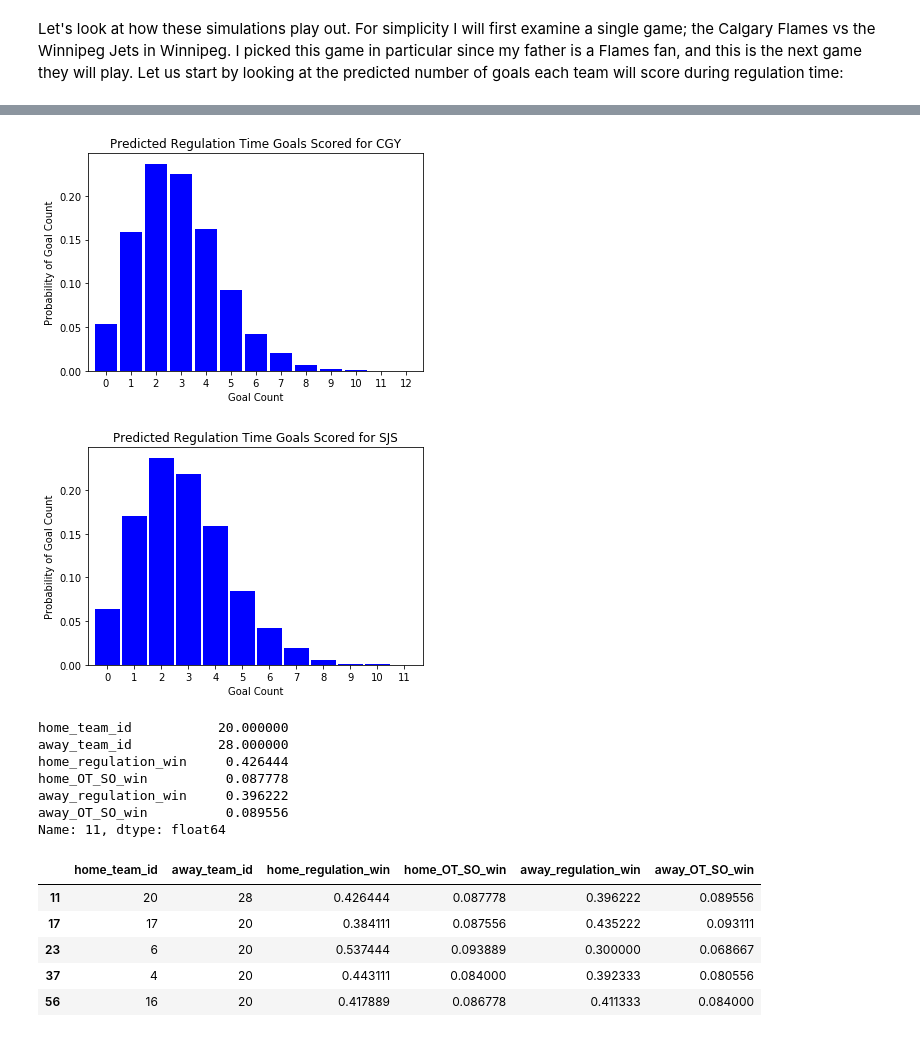
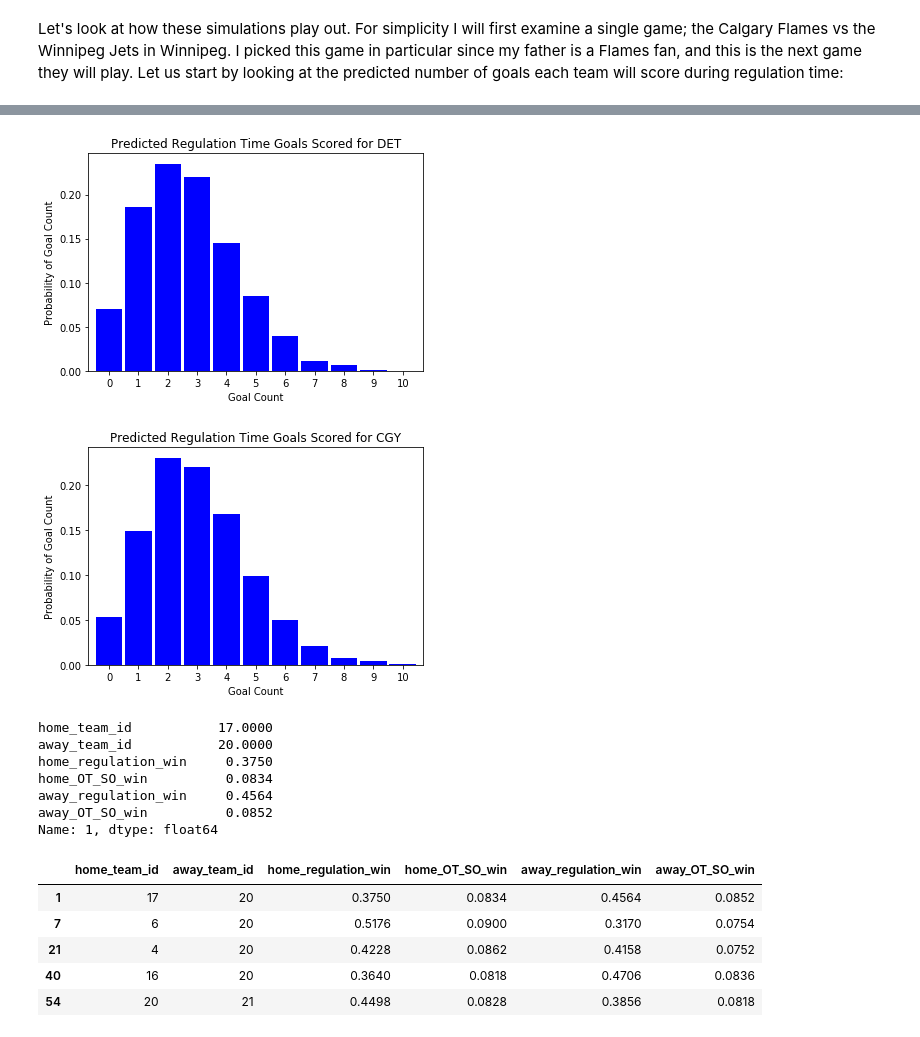
Before and after one commit to evjrob/bayes-bet, a Jupyter notebook: notebooks/Modeling the NHL.ipynb, the cells around one changed output, grey strips where cells are left out. Saved outputs shown, nothing was run; the diff lists cells and outputs as text; code cells hidden in the pictures.

```diff
--- a/notebooks/Modeling the NHL.ipynb
+++ b/notebooks/Modeling the NHL.ipynb
@@ -31,15 +33,14 @@ DATABASE_PASSWD = os.getenv('DATABASE_PASSWD')
 engine = create_engine('postgresql+psycopg2://'+DATABASE_USER+':'+DATABASE_PASSWD+'@localhost/bayes_bet')
 connection = engine.connect()
 
-statement = "SELECT * FROM model_input_data;"
+today = dt.date.today()
+start_date = (today - dt.timedelta(days=365)).strftime('%Y-%m-%d')
+end_date = (today + dt.timedelta(days=7)).strftime('%Y-%m-%d')
 
+statement = "SELECT * FROM model_input_data WHERE game_date >= '" + start_date + "';"
 completed_games =  pd.read_sql(statement, connection)
 
-today = dt.date.today()
-end_date = (today + dt.timedelta(days=7)).strftime('%Y-%m-%d')
-
 statement = "SELECT * FROM model_prediction_data WHERE game_date <= '" + end_date + "';"
-
 scheduled_games =  pd.read_sql(statement, connection)
 
 connection.close()
@@ -125,7 +126,7 @@ with pm.Model() as model:
     tie_breaker = pm.Bernoulli('tie_breaker', p=bernoulli_p_fn, observed=observed_home_winner)
 # %%
 with model:
-    trace = pm.sample(3000, tune=2000, cores=3)
+    trace = pm.sample(10000, tune=2000, cores=3)
     pm.traceplot(trace)
 # %% [output]
 Auto-assigning NUTS sampler...
@@ -224,7 +277,7 @@ home_team.set_value(scheduled_games.i_home.values)
 away_team.set_value(scheduled_games.i_away.values)
 # %%
 with model:
-    post_pred = pm.sample_ppc(trace)
+    post_pred = pm.sample_posterior_predictive(trace, samples=5000)
 # %% [markdown]
 We can make sure that the shape of all our posterior predictions looks reasonable. There are 214 games being predicted on, and for our posterior predictions there are 2000 samples for each game, times 214 games.
 # %%
@@ -262,27 +399,27 @@ scheduled_games.head(60)
 # %%
 import matplotlib.pyplot as plt
 
 def plot_posterior_goal_count(posterior_goals, team_name):
     fig = plt.figure()
     ax = fig.add_subplot()
 
     vc = pd.Series(posterior_goals).value_counts().sort_index()
     vc /= float(vc.sum())
     ax = vc.plot(kind='bar', width=0.9, color='b')
 
     ax.set_ylabel('Probability of Goal Count')
     ax.set_xlabel('Goal Count')
     ax.set_title('Predicted Regulation Time Goals Scored for {}'.format(team_name))
 
     fig = ax.get_figure()
     plt.xticks(rotation=0)
     plt.show()
 
-plot_posterior_goal_count(post_pred['home_goals'][:,11], 'CGY')
-plot_posterior_goal_count(post_pred['away_goals'][:,11], 'SJS')
+plot_posterior_goal_count(post_pred['home_goals'][:,1], 'DET')
+plot_posterior_goal_count(post_pred['away_goals'][:,1], 'CGY')
 # %% [output]
-[figure, old version]
+[figure, new version]
-[figure, old version]
+[figure, new version]
 # %%
 # Determine all the games in which the home and away teams win, lose,
 # or tie in regulation time
@@ -300,15 +437,15 @@ scheduled_game_probs['home_OT_SO_win'] = (regulation_tie & home_won_tie_breaker)
 scheduled_game_probs['away_regulation_win'] = away_won_regulation.mean(axis=0)
 scheduled_game_probs['away_OT_SO_win'] = (regulation_tie & away_won_tie_breaker).mean(axis=0)
 
-scheduled_game_probs.loc[11, :]
+scheduled_game_probs.loc[1, :]
 # %% [output]
-home_team_id           20.000000
-away_team_id           28.000000
-home_regulation_win     0.426444
-home_OT_SO_win          0.087778
-away_regulation_win     0.396222
-away_OT_SO_win          0.089556
-Name: 11, dtype: float64
+home_team_id           17.0000
+away_team_id           20.0000
+home_regulation_win     0.3750
+home_OT_SO_win          0.0834
+away_regulation_win     0.4564
+away_OT_SO_win          0.0852
+Name: 1, dtype: float64
 # %%
 flames_home = scheduled_game_probs['home_team_id'] == 20
 flames_away = scheduled_game_probs['away_team_id'] == 20
@@ -316,8 +453,8 @@ flames_away = scheduled_game_probs['away_team_id'] == 20
 scheduled_game_probs.loc[(flames_home | flames_away), :]
 # %% [output]
 |  | home_team_id | away_team_id | home_regulation_win | home_OT_SO_win | away_regulation_win | away_OT_SO_win |
-| 11 | 20 | 28 | 0.426444 | 0.087778 | 0.396222 | 0.089556 |
-| 17 | 17 | 20 | 0.384111 | 0.087556 | 0.435222 | 0.093111 |
-| 23 | 6 | 20 | 0.537444 | 0.093889 | 0.300000 | 0.068667 |
-| 37 | 4 | 20 | 0.443111 | 0.084000 | 0.392333 | 0.080556 |
-| 56 | 16 | 20 | 0.417889 | 0.086778 | 0.411333 | 0.084000 |
+| 1 | 17 | 20 | 0.3750 | 0.0834 | 0.4564 | 0.0852 |
+| 7 | 6 | 20 | 0.5176 | 0.0900 | 0.3170 | 0.0754 |
+| 21 | 4 | 20 | 0.4228 | 0.0862 | 0.4158 | 0.0752 |
+| 40 | 16 | 20 | 0.3640 | 0.0818 | 0.4706 | 0.0836 |
+| 54 | 20 | 21 | 0.4498 | 0.0828 | 0.3856 | 0.0818 |
```
Also changed, not shown: parts of 15 cells of this notebook.
